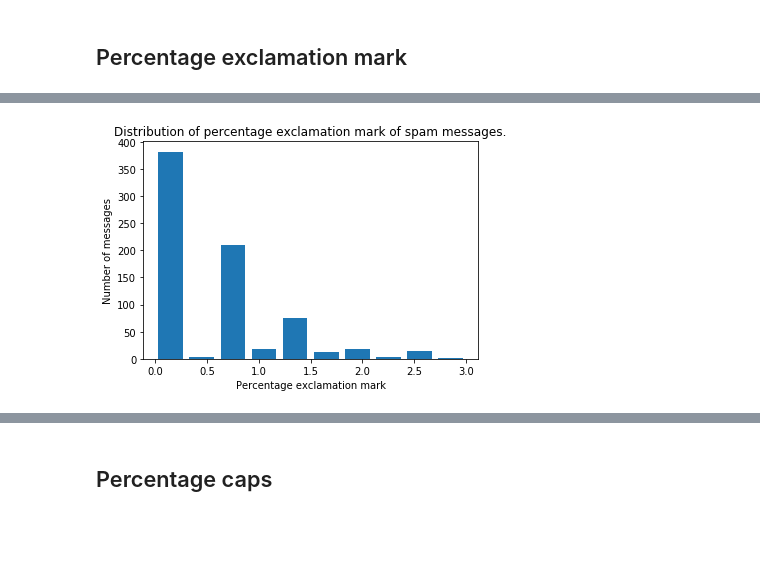
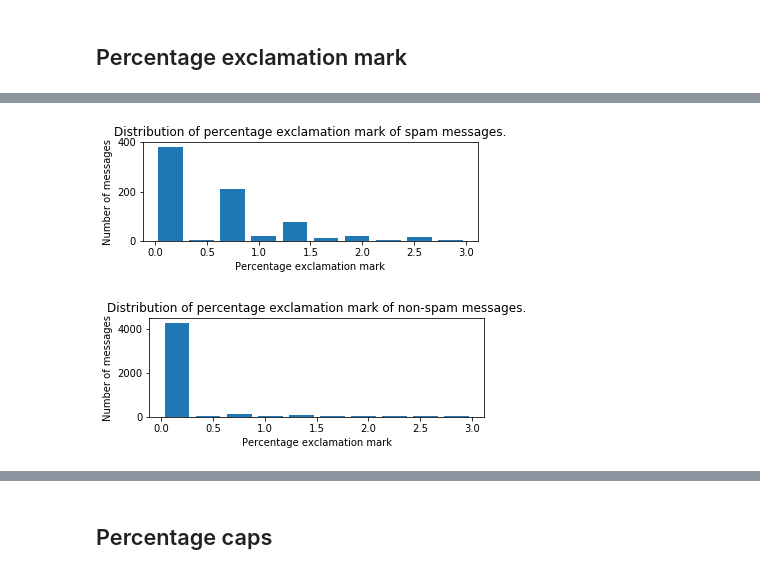
Before and after one commit to ak-17/mlss18-assignment2, a Jupyter notebook: Assingment 2.ipynb, the cells around one changed output, grey strips where cells are left out. Saved outputs shown, nothing was run; the diff lists cells and outputs as text; code cells hidden in the pictures; blank space fills up the shorter version.

```diff
--- a/Assingment 2.ipynb
+++ b/Assingment 2.ipynb
@@ -192,10 +194,19 @@ df.head()
 | 4 | 0 | U dun say so early hor... U c alr... | 0.000000 | 0.0 | 0.0 |
 | 5 | 0 | Nah I don't think he goes to usf,... | 0.000000 | 0.0 | 0.0 |
 # %%
+plt.subplot(211)
 plt.hist(df[df['is spam'] == 1]['percentage exclamation mark'], bins=10, range=(0, 3), rwidth=0.8)
 plt.xlabel('Percentage exclamation mark')
 plt.ylabel('Number of messages')
 plt.title('Distribution of percentage exclamation mark of spam messages.')
 plt.show()
+
+plt.subplot(212)
+plt.hist(df[df['is spam'] == 0]['percentage exclamation mark'], bins=10, range=(0, 3), rwidth=0.8)
+plt.xlabel('Percentage exclamation mark')
+plt.ylabel('Number of messages')
+plt.title('Distribution of percentage exclamation mark of non-spam messages.')
+plt.show()
 # %% [output]
-[figure, old version]
+[figure, new version]
+[figure, added]
```
Also changed, not shown: parts of 11 cells of this notebook.
